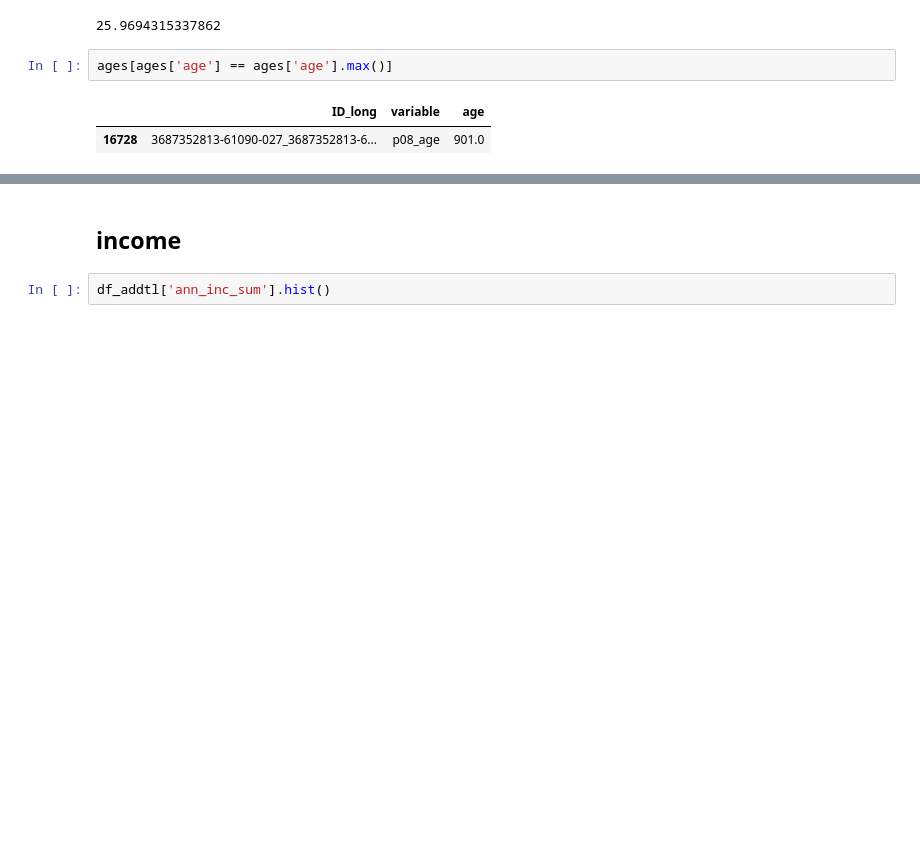
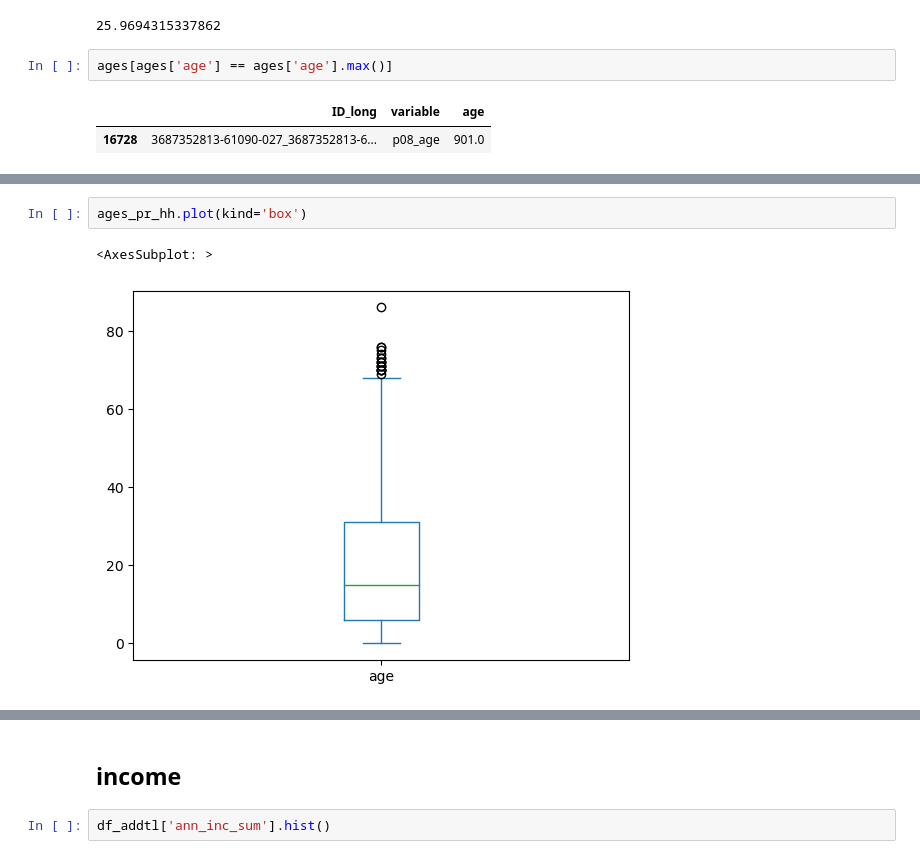
Before and after one commit to Jorge-at-Centro/Lincoln-Square-Project, a Jupyter notebook: 01_SJH_exploratory_data_analysis.ipynb, the cells around one changed output, grey strips where cells are left out. Cells and saved outputs as stored; diff of their text form; blank space fills up the shorter version.

```diff
--- a/01_SJH_exploratory_data_analysis.ipynb
+++ b/01_SJH_exploratory_data_analysis.ipynb
@@ -2420,0 +2489,5 @@ ages[ages['age'] == ages['age'].max()]
+# %%
+ages_pr_hh.plot(kind='box')
+# %% [output]
+<AxesSubplot: >
+[figure, added]
```
Also changed, not shown: parts of 20 cells of this notebook.
